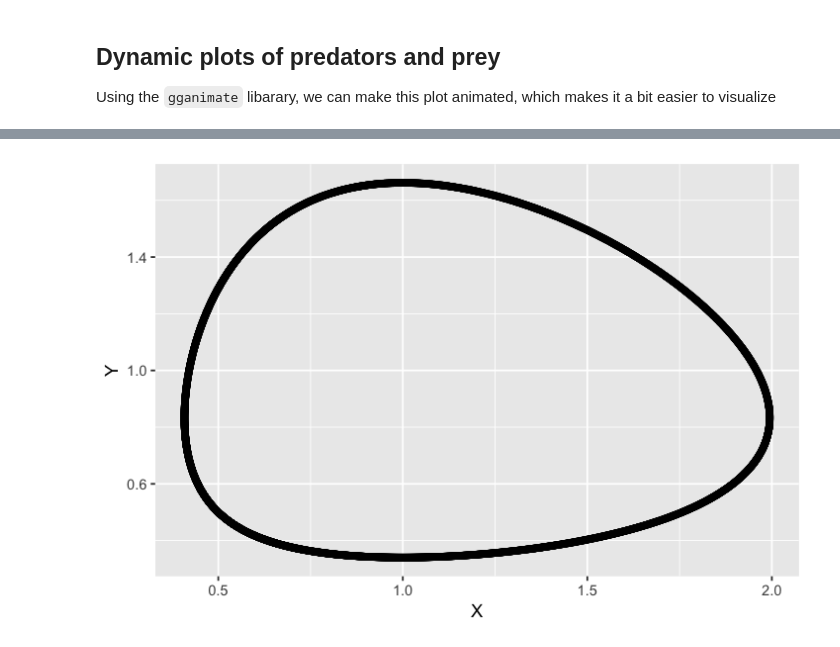
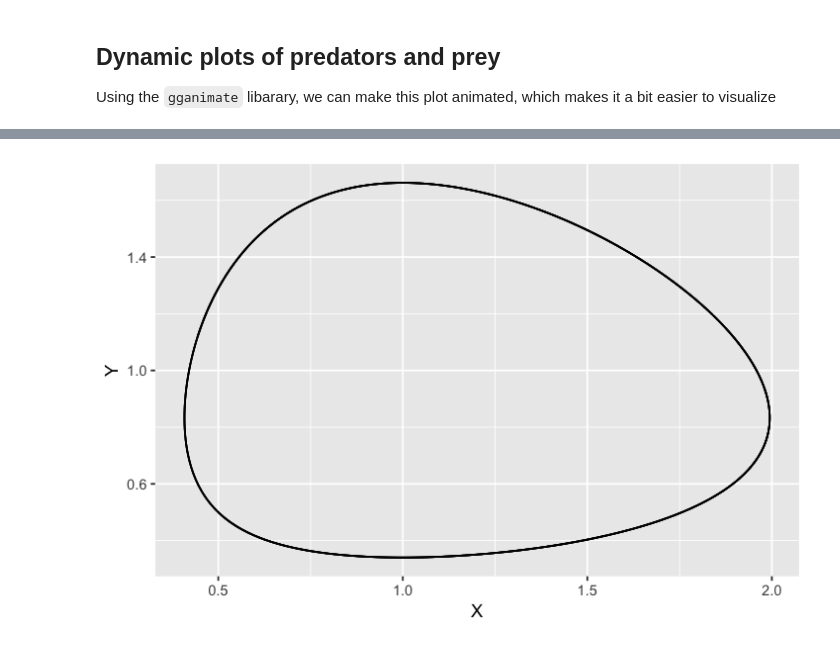
Before and after one commit to mikheyev/lotka-volterra-lecture, a Jupyter notebook: Lotka-Volterra plotting.ipynb, the cells around one changed output, grey strips where cells are left out. Saved outputs shown, nothing was run; the diff lists cells and outputs as text; code cells hidden in the pictures.

```diff
--- a/Lotka-Volterra plotting.ipynb
+++ b/Lotka-Volterra plotting.ipynb
@@ -80,4 +87,4 @@ We can also look at the the phase space of the
 # %%
-ggplot(result, aes(X, Y)) + geom_point()
+ggplot(result, aes(X, Y)) + geom_path()
 # %% [output]
-[figure, old version]
+[figure, new version]
```
Also changed, not shown: parts of 15 cells of this notebook, 3 other files.
